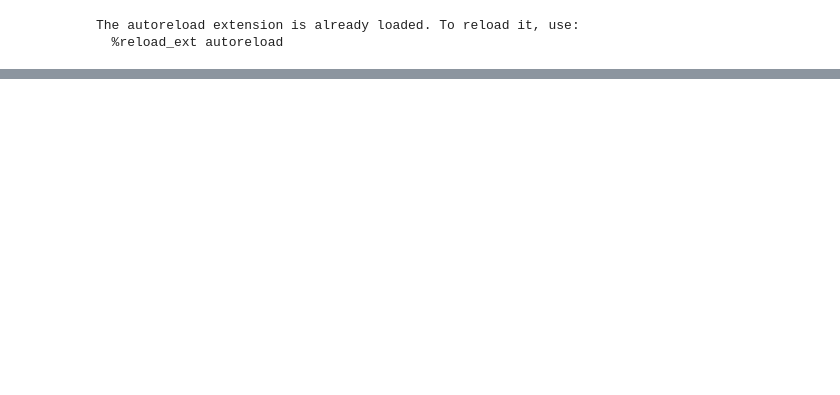
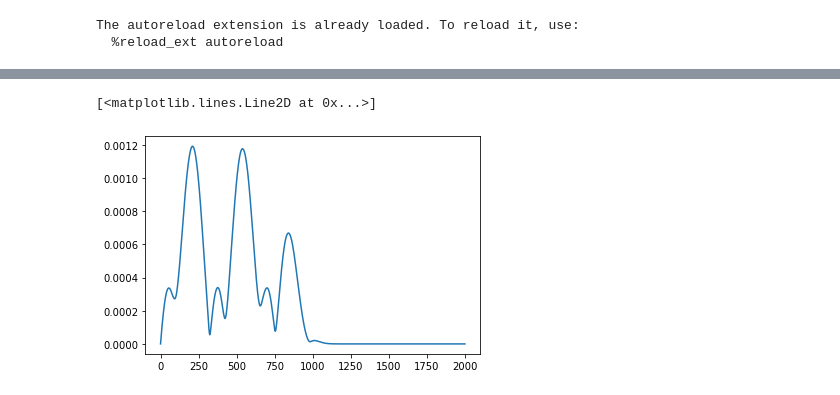
Before and after one commit to rahultrivedi1995/photon_emission_qcontrol, a Jupyter notebook: experiments.ipynb, the cells around one changed output, grey strips where cells are left out. Drawn from its saved outputs; the diff is of its cells as text; code cells hidden in the pictures; blank space fills up the shorter version.

Commit message:
Fixing gradient issue.

```diff
--- a/experiments.ipynb
+++ b/experiments.ipynb
@@ -40,0 +39,8 @@ plt.plot(state.times, target_mps_proj)
+# %%
+# Compute the gradient with respect to the pulse.
+grad = state.get_inner_prod_gradient(
+    target_mps, [delta])
+plt.plot(np.abs(grad[0]))
+# %% [output]
+[<matplotlib.lines.Line2D at 0x...>]
+[figure, added]
```
Also changed, not shown: parts of 13 cells of this notebook, 3 other files.
